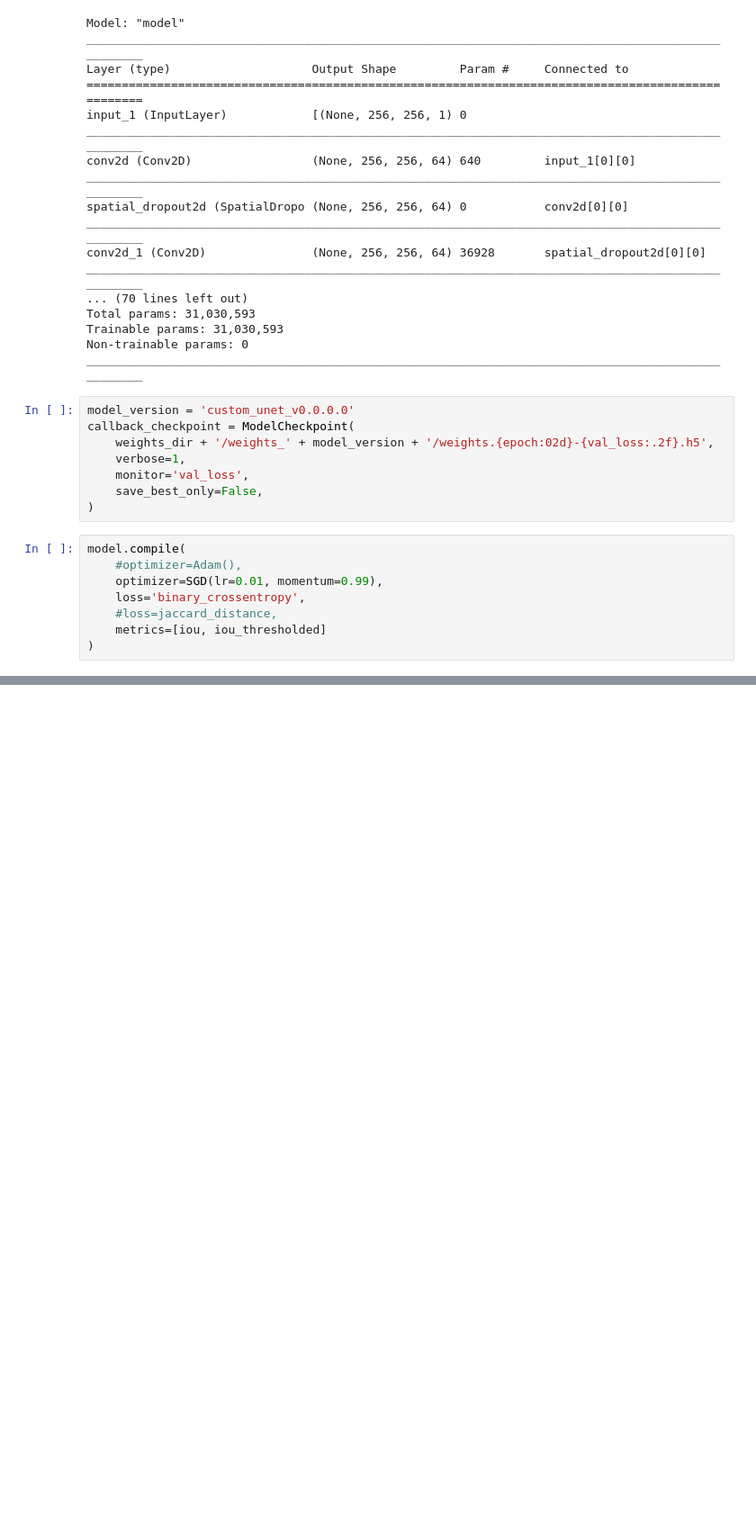
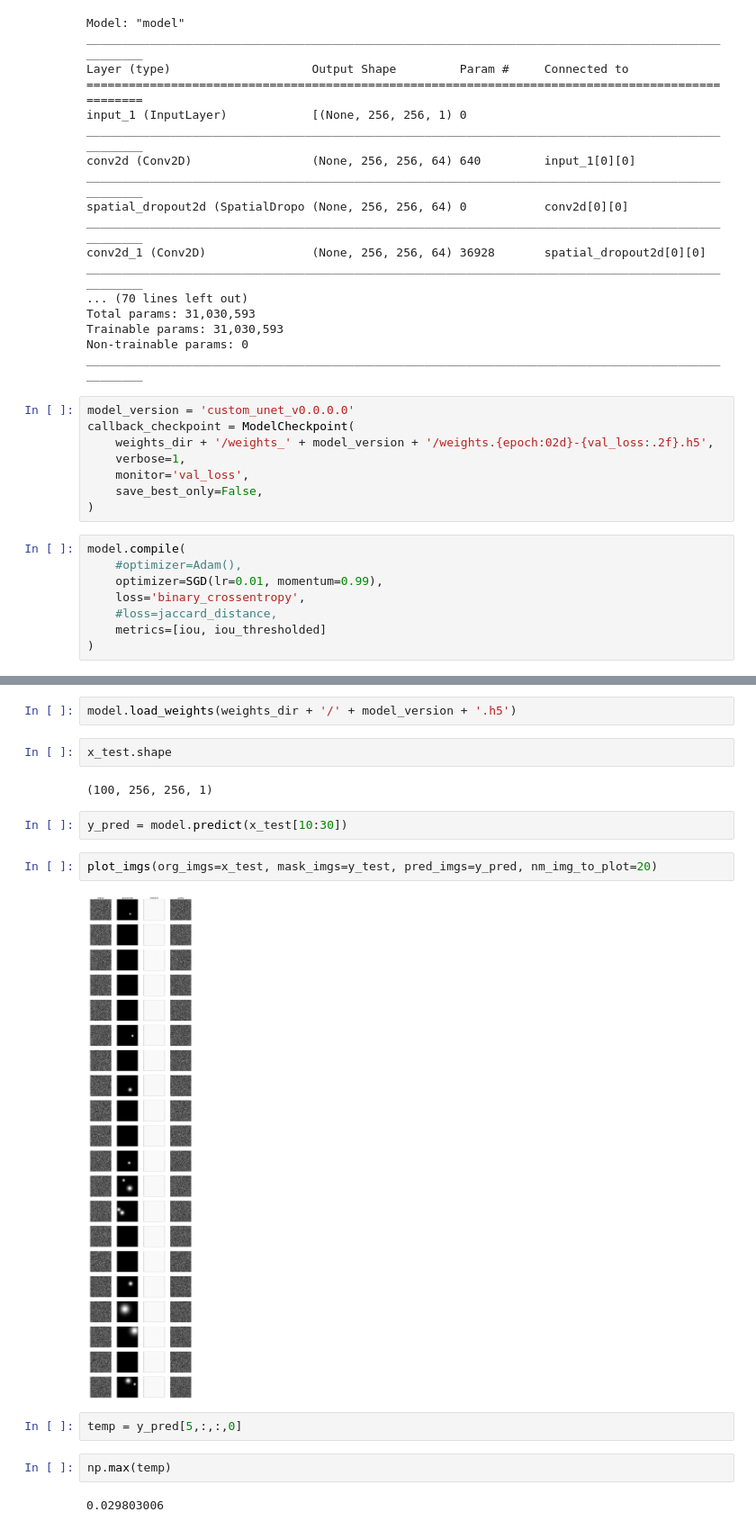
Before and after one commit to nimpy/fibro-arrhythm-segm, a Jupyter notebook: notebooks/UNet_Fibro_Arrhythm.ipynb, the cells around one changed output, grey strips where cells are left out. Shown at 90% size. Drawn from its saved outputs; the diff is of its cells as text; blank space fills up the shorter version.

```diff
--- a/notebooks/UNet_Fibro_Arrhythm.ipynb
+++ b/notebooks/UNet_Fibro_Arrhythm.ipynb
@@ -160,0 +187,18 @@ Epoch 4/25
+# %%
+model.load_weights(weights_dir + '/' + model_version + '.h5')
+# %%
+x_test.shape
+# %% [output]
+(100, 256, 256, 1)
+# %%
+y_pred = model.predict(x_test[10:30])
+# %%
+plot_imgs(org_imgs=x_test, mask_imgs=y_test, pred_imgs=y_pred, nm_img_to_plot=20)
+# %% [output]
+[figure, added]
+# %%
+temp = y_pred[5,:,:,0]
+# %%
+np.max(temp)
+# %% [output]
+0.029803006
```
Also changed, not shown: parts of 4 cells of this notebook.
